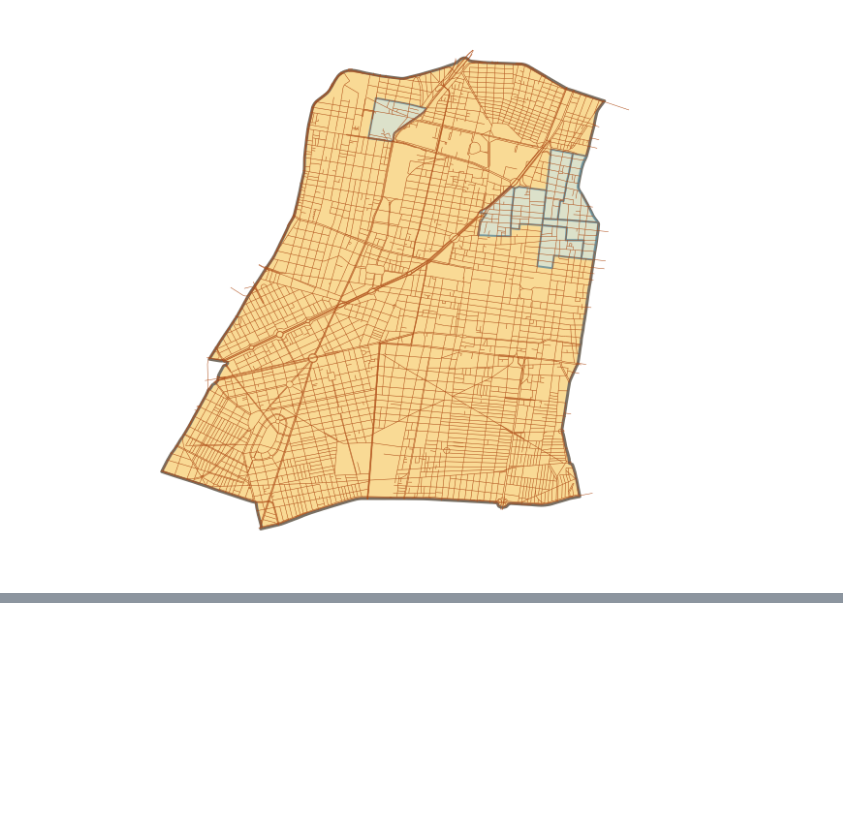
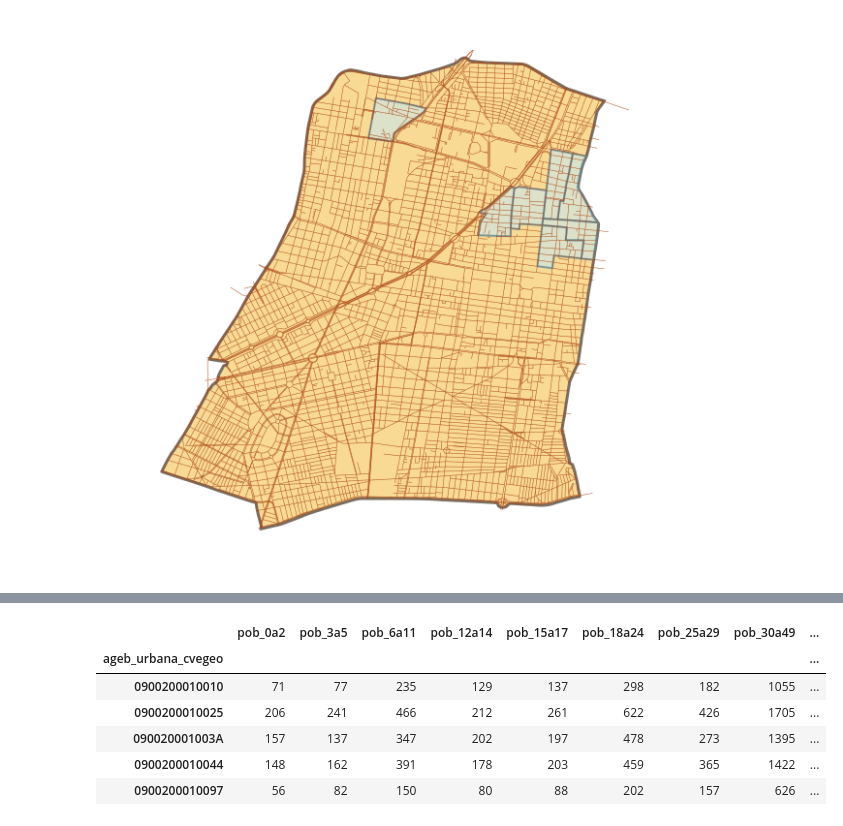
Before and after one commit to CentroGeo/curso-geoinformatica-2, a Jupyter notebook: practica_2/practica_2.ipynb, the cells around one changed output, grey strips where cells are left out. Cells and saved outputs as stored; diff of their text form; code cells hidden in the pictures; blank space fills up the shorter version.

```diff
--- a/practica_2/practica_2.ipynb
+++ b/practica_2/practica_2.ipynb
@@ -335,0 +338,16 @@ Una vez teniendo el conocimiento de cómo visualizar la información espacial, e
+# %%
+import pandas as pd
+
+# Importar la tabla
+poblacion = pd.read_csv(f + 'poblacion_cdmx.csv' , index_col = 'ageb_urbana_cvegeo')
+
+# Visualizar la tabla
+poblacion.head()
+# %% [output]
+|  | pob_0a2 | pob_3a5 | pob_6a11 | pob_12a14 | pob_15a17 | pob_18a24 | pob_25a29 | pob_30a49 | ... |
+| ageb_urbana_cvegeo |  |  |  |  |  |  |  |  | ... |
+| 0900200010010 | 71 | 77 | 235 | 129 | 137 | 298 | 182 | 1055 | ... |
+| 0900200010025 | 206 | 241 | 466 | 212 | 261 | 622 | 426 | 1705 | ... |
+| 090020001003A | 157 | 137 | 347 | 202 | 197 | 478 | 273 | 1395 | ... |
+| 0900200010044 | 148 | 162 | 391 | 178 | 203 | 459 | 365 | 1422 | ... |
+| 0900200010097 | 56 | 82 | 150 | 80 | 88 | 202 | 157 | 626 | ... |
```
Also changed, not shown: parts of 5 cells of this notebook, 1 other file.
